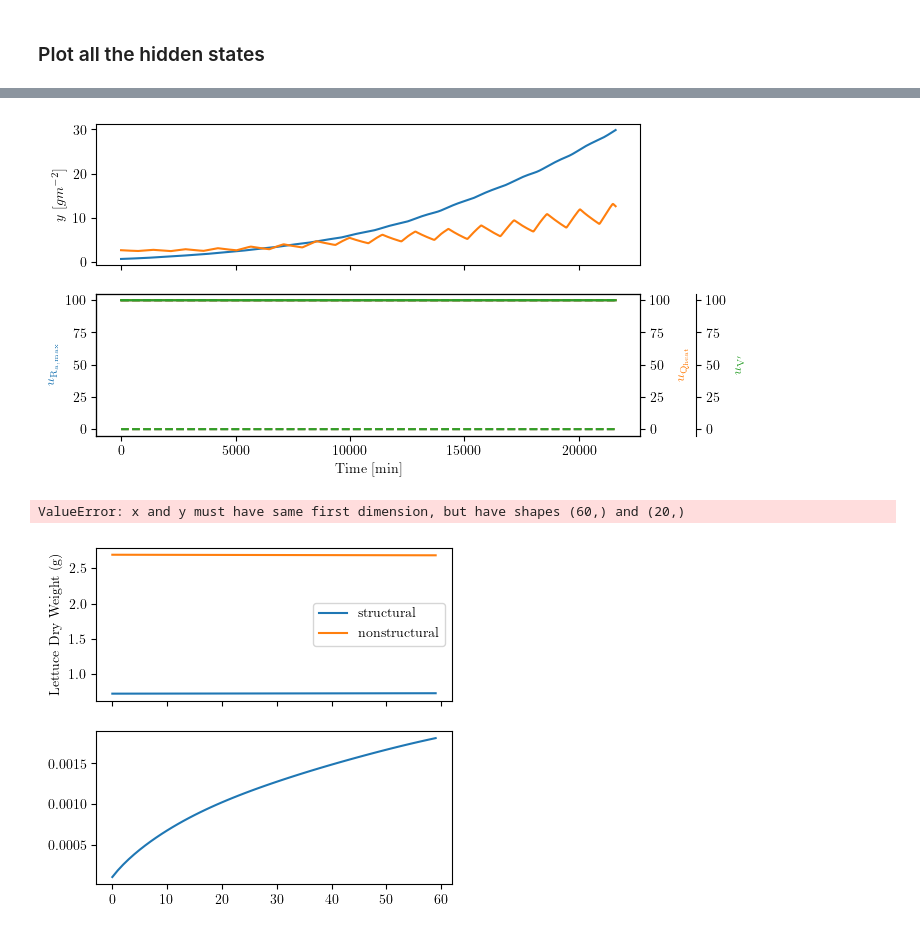
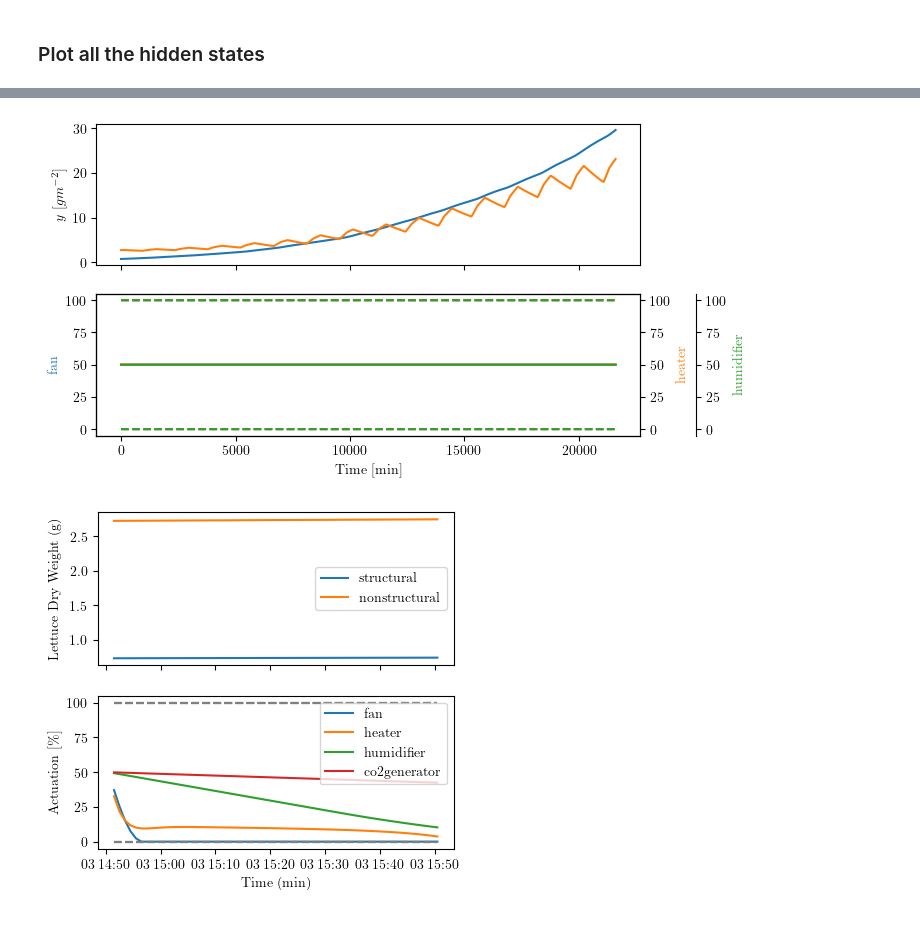
Before and after one commit to MarekWadinger/ecompc-greenhouse-platform, a Jupyter notebook: greenhouse_model.ipynb, the cells around one changed output, grey strips where cells are left out. Saved outputs shown, nothing was run; the diff lists cells and outputs as text; code cells hidden in the pictures.

```diff
--- a/greenhouse_model.ipynb
+++ b/greenhouse_model.ipynb
@@ -110,8 +117,0 @@ u_max = [100.0, 100.0, 100.0]
-# %%
-y_label = [r"$x_{\mathrm{sdw}}$", r"$x_{\mathrm{nsdw}}$"]
-u_label = [
-    r"$u_{\mathrm{R_{a,max}}}$",
-    r"$u_{\mathrm{Q_{heat}}}$",
-    r"$u_{\mathrm{V'}}$",
-]
-colors = ["tab:blue", "tab:orange", "tab:green"]
@@ -240,7 +243,7 @@ for ss_ in tqdm(range(sim_steps)):
 # %%
 # [donotremove]
 fig, axs = plt.subplots(2, 1, sharex=True)
-axs[0].plot(range(sim_steps), np.array(y_nexts).reshape(-1, 2))
+axs[0].plot(timestamps, x0s.iloc[:, -2:])
 axs[0].set_ylabel("$y~[g m^{-2}]$")
 for i, (um, label, color) in enumerate(zip(np.array(ums).T, u_label, colors)):
     # Create a second y-axis
@@ -250,15 +253,15 @@ for i, (um, label, color) in enumerate(zip(np.array(ums).T, u_label, colors)):
         ax = axs[1]
     if i > 1:
         ax.spines["right"].set_position(("outward", 20 * i))
-    ax.plot(range(sim_steps), np.array(u0s).squeeze()[:, i], color=color)
+    ax.plot(timestamps, np.array(u0s).squeeze()[:, i], color=color)
     ax.plot(
-        range(sim_steps),
+        timestamps,
         um[0, :],
         linestyle="--",
         color=color,
     )
     ax.plot(
-        range(sim_steps),
+        timestamps,
         um[1, :],
         linestyle="--",
         color=color,
@@ -267,7 +270,7 @@ for i, (um, label, color) in enumerate(zip(np.array(ums).T, u_label, colors)):
     ax.set_ylabel(label, color=color)
     ax.set_xlabel("Time [min]")
 # %% [output]
-[figure, old version]
+[figure, new version]
 # %%
 model = GreenHouseModel(gh_model, climate_vars=climate.columns)
 
@@ -349,59 +378,51 @@ print(
 # %%
 # [donotremove]
 fig, axs = plt.subplots(
     2, 1, sharex=True, figsize=set_size(width="ieee", subplots=(2, 1))
 )
 axs[0].plot(
-    range(sim_steps),
-    np.array(y_nexts).reshape(-1, 2)[:, -2],
+    timestamps,
+    x0s.iloc[:, -2],
     label="structural",
 )
 axs[0].plot(
-    range(sim_steps),
-    np.array(y_nexts).reshape(-1, 2)[:, -1],
+    timestamps,
+    x0s.iloc[:, -1],
     label="nonstructural",
 )
 axs[0].set_ylabel("Lettuce Dry Weight (g)")
 axs[0].legend()
 for i, (label, color) in enumerate(
     zip(
-        [
-            "fan",
-            "heater",
-        ],
-        ["#1f77b4", "#ff7f0e"],
+        gh_model.active_actuators.keys(),
+        colors,
     )
 ):
-    ax = axs[1]
+    ax: plt.Axes = axs[1]
     ax.plot(
-        range(sim_steps),
+        timestamps,
         np.array(u0s).squeeze()[:, i],
         color=color,
         label=label,
     )
-    ax.plot(
-        range(sim_steps),
-        np.array(ums).reshape(-1, 6)[:, i],
-        linestyle="--",
-        color=color,
-    )
-    ax.plot(
-        range(sim_steps),
-        np.array(ums).reshape(-1, 6)[:, i + 2],
-        linestyle="--",
-        color=color,
-    )
-
     ax.set_ylabel("Actuation [\\%]")
     ax.set_xlabel("Time (min)")
     ax.legend()
 
+ax.hlines(
+    [u_min, u_max],
+    xmin=timestamps[0],
+    xmax=timestamps[-1],
+    linestyle="--",
+    color="gray",
+)
+
+
 fig.align_ylabels()
 
 fig.savefig("greenhouse_control.pdf")
 # %% [output]
-ValueError: x and y must have same first dimension, but have shapes (60,) and (20,)
-[figure, old version]
+[figure, new version]
 # %%
 import numpy as np
 
```
Also changed, not shown: parts of 15 cells of this notebook.
